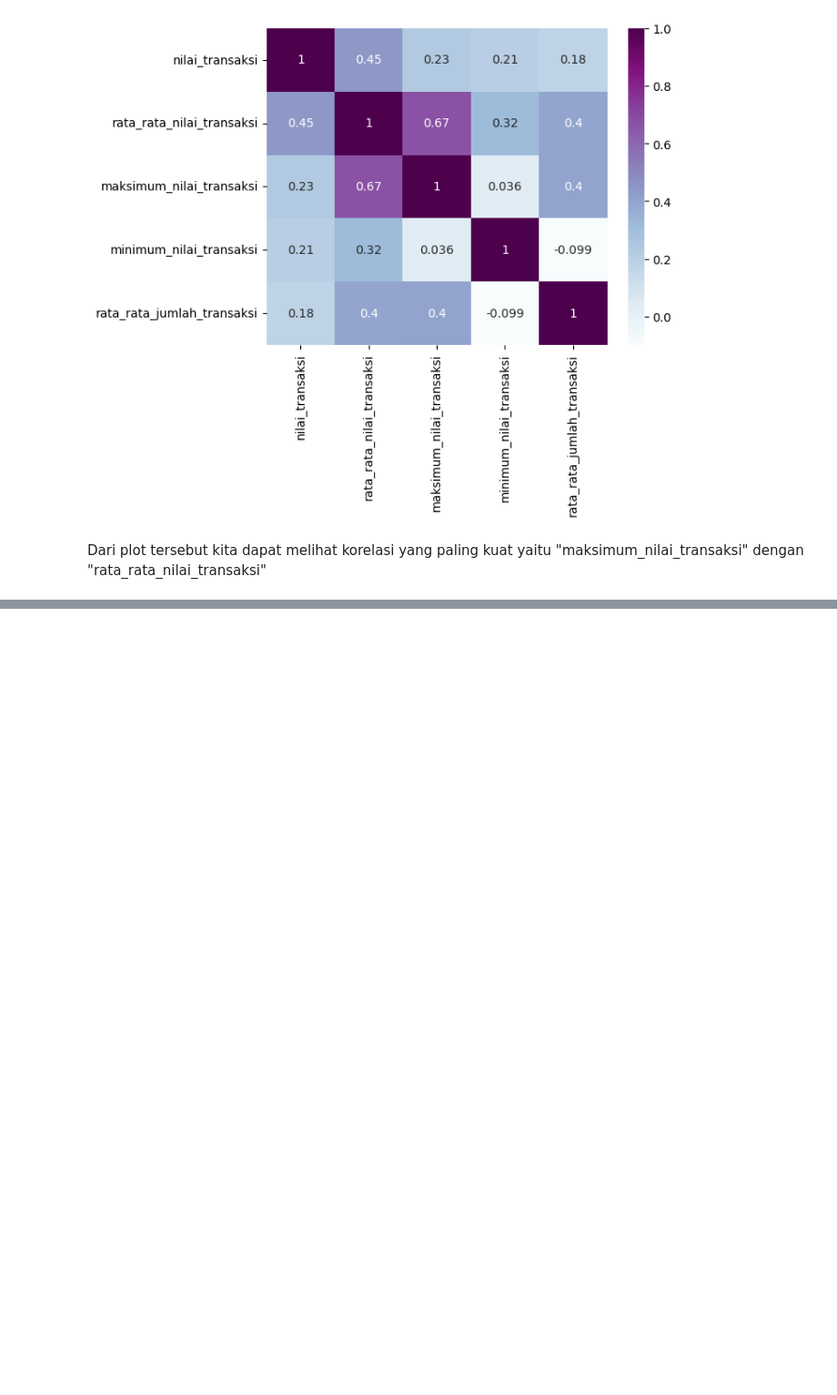
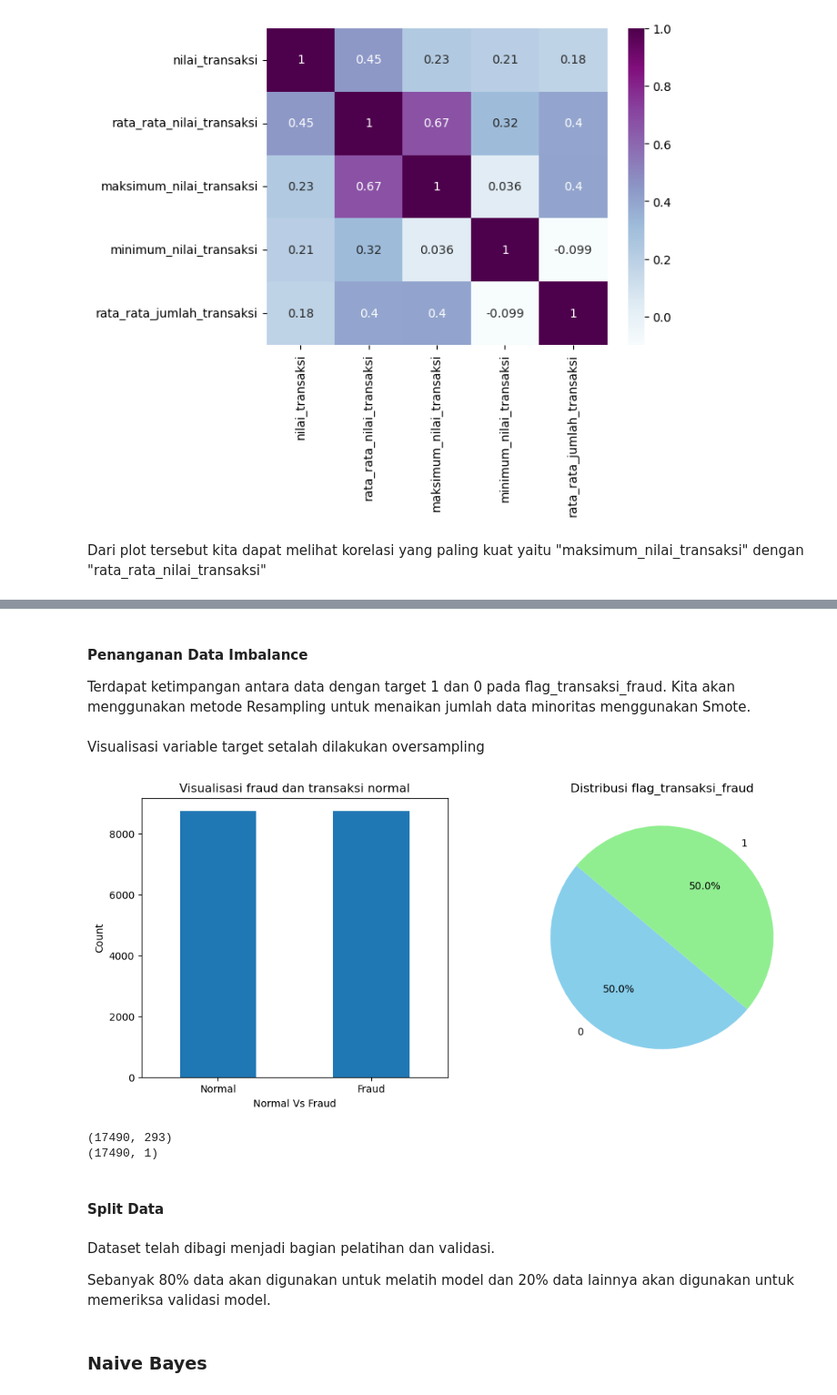
Before and after one commit to FRQNC/DatMin-Klasifikasi, a Jupyter notebook: tugas2eda.ipynb, the cells around one changed output, grey strips where cells are left out. Shown: that part at 91% size. Saved outputs shown, nothing was run; the diff lists cells and outputs as text; code cells hidden in the pictures; blank space fills up the shorter version.

Commit message:
model

```diff
--- a/tugas2eda.ipynb
+++ b/tugas2eda.ipynb
@@ -531,0 +469,3 @@ Dari plot tersebut kita dapat melihat korelasi yang paling kuat yaitu "maksimum_
+# %%
+# isi X dengan variabel fiture
+X = train.drop(columns=['flag_transaksi_fraud'])
@@ -531,0 +480,3 @@ Dari plot tersebut kita dapat melihat korelasi yang paling kuat yaitu "maksimum_
+# %%
+# isi y dengan variabel target
+y = train[['flag_transaksi_fraud']]
@@ -531,0 +495,2 @@ Dari plot tersebut kita dapat melihat korelasi yang paling kuat yaitu "maksimum_
+# %%
+X = pd.get_dummies(X)
@@ -531,0 +505,41 @@ Dari plot tersebut kita dapat melihat korelasi yang paling kuat yaitu "maksimum_
+# %% [markdown]
+#### Penanganan Data Imbalance
+Terdapat ketimpangan antara data dengan target 1 dan 0 pada flag_transaksi_fraud. Kita akan menggunakan metode Resampling untuk menaikan jumlah data minoritas menggunakan Smote.
+# %%
+from imblearn.over_sampling import SMOTE
+over = SMOTE()
+X, y = over.fit_resample(X, y)
+# %% [markdown]
+Visualisasi variable target setalah dilakukan oversampling
+# %%
+# Visualize
+labels = ["Normal", "Fraud"]
+
+plt.figure(figsize=(12, 5))
+
+plt.subplot(1, 2, 1)
+count_classes = y.value_counts(y['flag_transaksi_fraud'], sort=True)
+count_classes.plot(kind = "bar", rot = 0)
+plt.title("Visualisasi fraud dan transaksi normal")
+plt.ylabel("Count")
+plt.xlabel("Normal Vs Fraud")
+plt.xticks(range(2), labels)
+
+# Menghitung jumlah setiap nilai dalam kolom "flag_transaksi_fraud"
+loan_status_counts = y['flag_transaksi_fraud'].value_counts()
+
+# Membuat pie chart
+plt.subplot(1, 2, 2)
+plt.pie(loan_status_counts, labels=loan_status_counts.index, autopct='%1.1f%%', startangle=140, colors=['skyblue', 'lightgreen'])
+plt.title('Distribusi flag_transaksi_fraud')
+plt.show()
+# %% [output]
+[figure, added]
+# %%
+print(X.shape)
+print(y.shape)
+# %% [output]
+(17490, 293)
+(17490, 1)
+# %% [markdown]
+#### Split Data
@@ -531,0 +550,6 @@ Dari plot tersebut kita dapat melihat korelasi yang paling kuat yaitu "maksimum_
+# %% [markdown]
+Dataset telah dibagi menjadi bagian pelatihan dan validasi.
+
+Sebanyak 80% data akan digunakan untuk melatih model dan 20% data lainnya akan digunakan untuk memeriksa validasi model.
+# %% [markdown]
+### Naive Bayes
```
Also changed, not shown: parts of 33 cells of this notebook.
